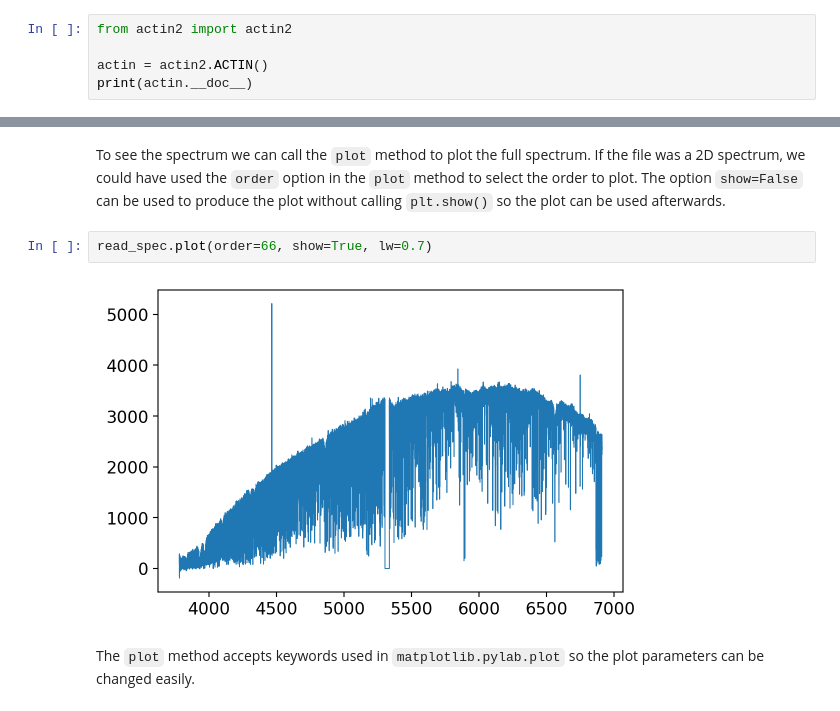
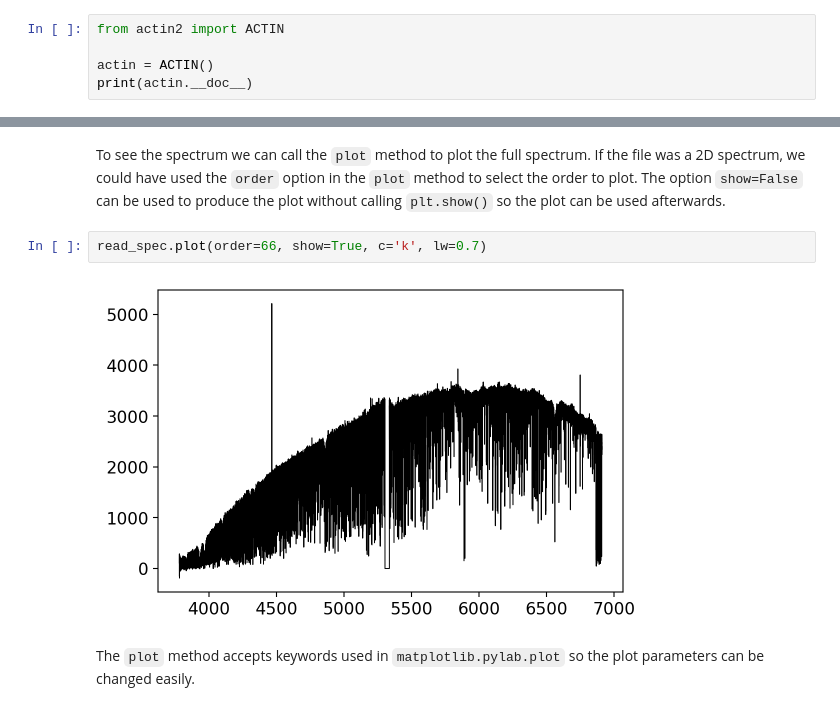
Before and after one commit to gomesdasilva/ACTIN2, a Jupyter notebook: docs/_static/notebooks/tutorial1.ipynb, the cells around one changed output, grey strips where cells are left out. Cells and saved outputs as stored; diff of their text form.

````diff
--- a/docs/_static/notebooks/tutorial1.ipynb
+++ b/docs/_static/notebooks/tutorial1.ipynb
@@ -11,9 +11,9 @@ rcParams["savefig.dpi"] = 100
 rcParams["figure.dpi"] = 100
 rcParams["font.size"] = 12
 # %%
-from actin2 import actin2
+from actin2 import ACTIN
 
-actin = actin2.ACTIN()
+actin = ACTIN()
 print(actin.__doc__)
 # %% [output]
 The ACTIN class. Reads fits files and calculates activity indices.
@@ -84,9 +84,9 @@ read_spec.spec.headers
 # %% [markdown]
 To see the spectrum we can call the `plot` method to plot the full spectrum. If the file was a 2D spectrum, we could have used the `order` option in the `plot` method to select the order to plot. The option ```show=False``` can be used to produce the plot without calling `plt.show()` so the plot can be used afterwards.
 # %%
-read_spec.plot(order=66, show=True, lw=0.7)
+read_spec.plot(order=66, show=True, c='k', lw=0.7)
 # %% [output]
-[figure, old version]
+[figure, new version]
 # %% [markdown]
 The `plot` method accepts keywords used in `matplotlib.pylab.plot` so the plot parameters can be changed easily.
 # %% [markdown]
````
Also changed, not shown: parts of 2 cells of this notebook, 3 other files.
